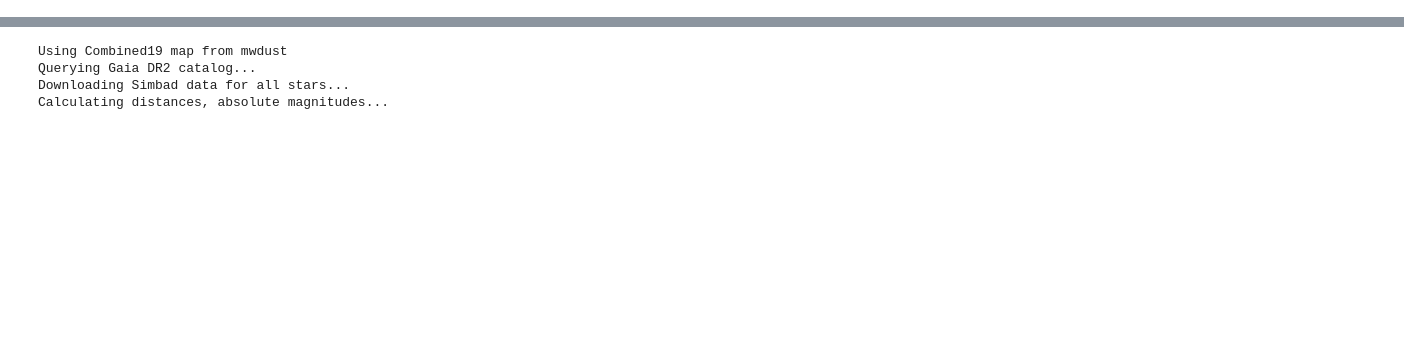
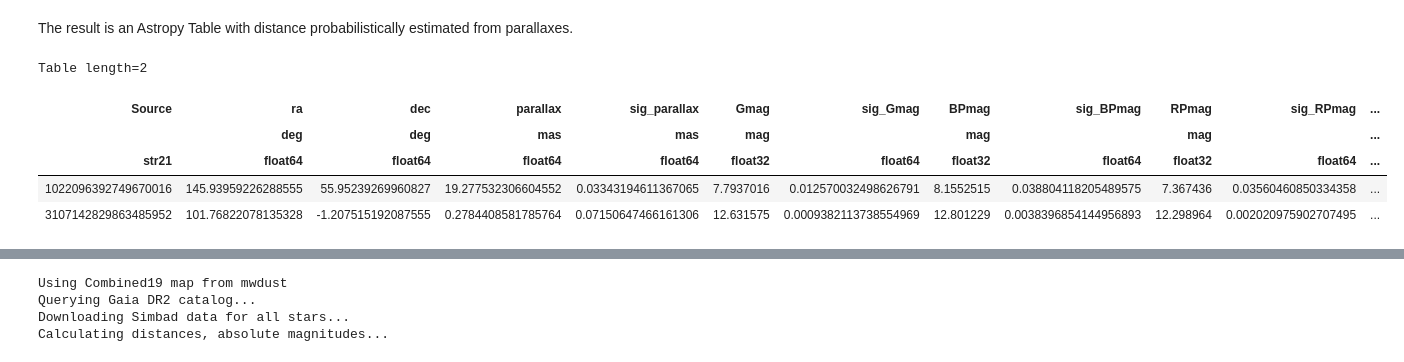
Before and after one commit to konkolyseismolab/seismolab, a Jupyter notebook: docs/source/query_gaia.ipynb, the cells around one changed output, grey strips where cells are left out. Cells and saved outputs as stored; diff of their text form; code cells hidden in the pictures; blank space fills up the shorter version.

```diff
--- a/docs/source/query_gaia.ipynb
+++ b/docs/source/query_gaia.ipynb
@@ -22,0 +104,11 @@ Table length=1
+# %% [markdown]
+The result is an Astropy Table with distance probabilistically estimated from parallaxes.
+# %%
+result_table_dr2
+# %% [output]
+Table length=2
+| Source | ra | dec | parallax | sig_parallax | Gmag | sig_Gmag | BPmag | sig_BPmag | RPmag | sig_RPmag | ... |
+|  | deg | deg | mas | mas | mag |  | mag |  | mag |  | ... |
+| str21 | float64 | float64 | float64 | float64 | float32 | float64 | float32 | float64 | float32 | float64 | ... |
+| 1022096392749670016 | 145.93959226288555 | 55.95239269960827 | 19.277532306604552 | 0.03343194611367065 | 7.7937016 | 0.012570032498626791 | 8.1552515 | 0.038804118205489575 | 7.367436 | 0.03560460850334358 | ... |
+| 3107142829863485952 | 101.76822078135328 | -1.207515192087555 | 0.2784408581785764 | 0.07150647466161306 | 12.631575 | 0.0009382113738554969 | 12.801229 | 0.0038396854144956893 | 12.298964 | 0.002020975902707495 | ... |
```
Also changed, not shown: parts of 24 cells of this notebook, 6 other files.
